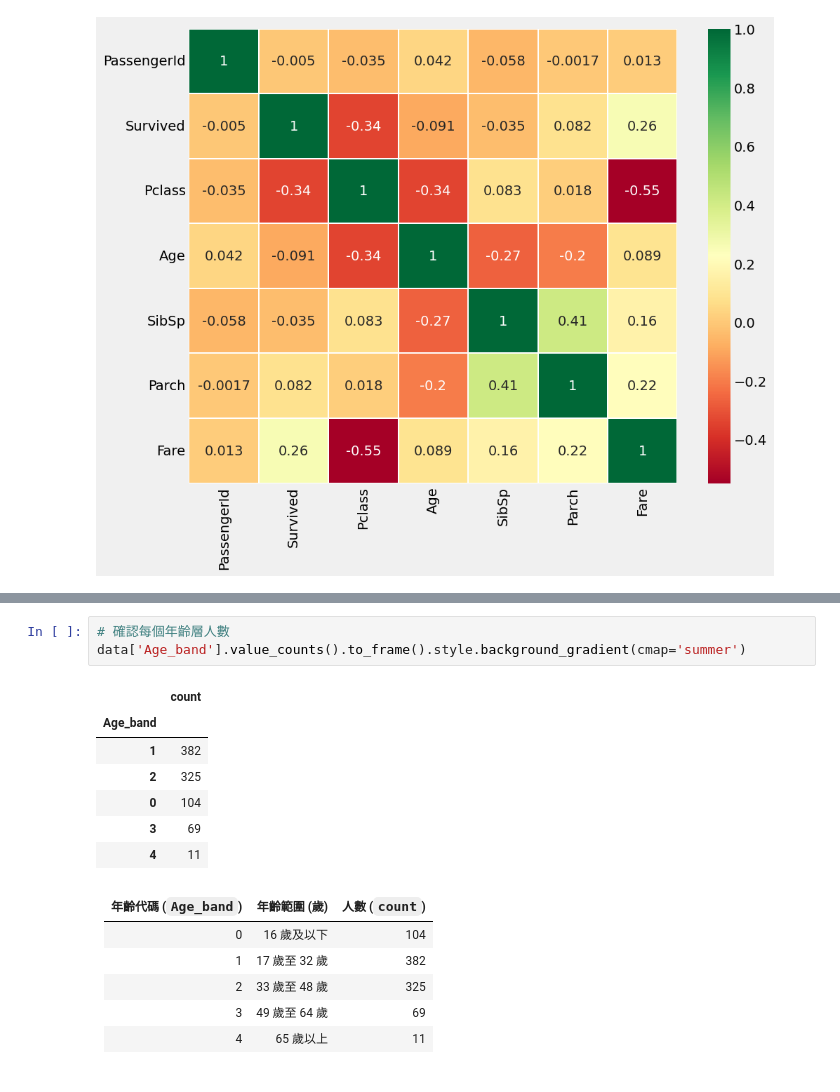
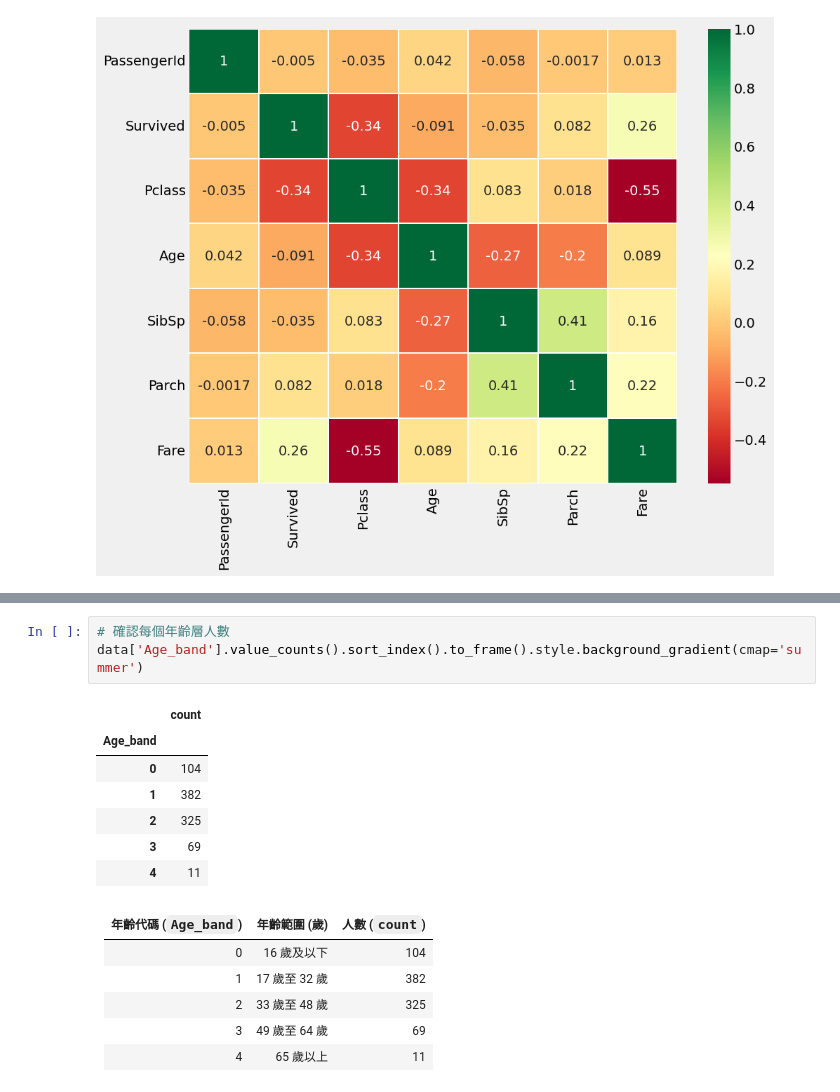
Before and after one commit to Ning306/tanic_workspace, a Jupyter notebook: tanic_workspace.ipynb, the cells around one changed output, grey strips where cells are left out. Saved outputs shown, nothing was run; the diff lists cells and outputs as text.

```diff
--- a/tanic_workspace.ipynb
+++ b/tanic_workspace.ipynb
@@ -320,13 +318,13 @@ data.head(2)
 | 1 | 2 | 1 | 1 | Cumings, Mrs. John Bradley (Flore... | female | 38.0 | 1 | 0 | PC 17599 | 71.2833 | ... |
 # %%
 # 確認每個年齡層人數
-data['Age_band'].value_counts().to_frame().style.background_gradient(cmap='summer')
+data['Age_band'].value_counts().sort_index().to_frame().style.background_gradient(cmap='summer')
 # %% [output]
 |  | count |
 | Age_band |  |
+| 0 | 104 |
 | 1 | 382 |
 | 2 | 325 |
-| 0 | 104 |
 | 3 | 69 |
 | 4 | 11 |
 # %% [markdown]
```
Also changed, not shown: parts of 20 cells of this notebook.
